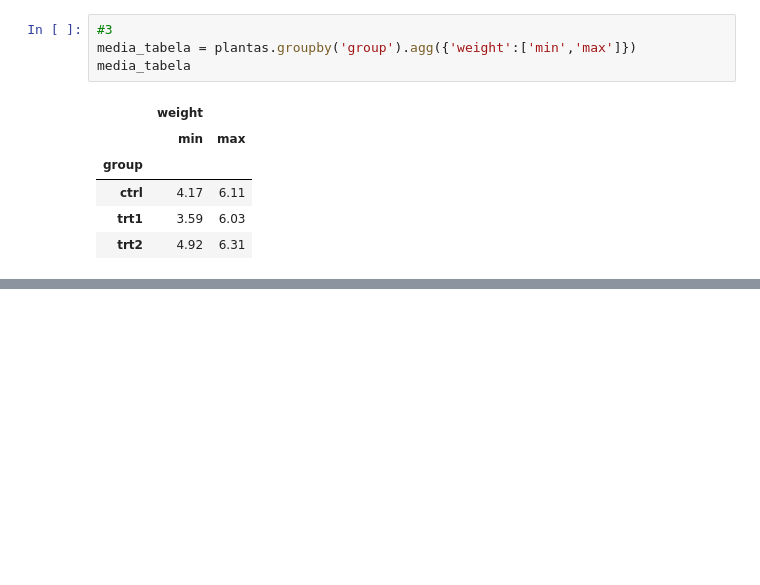
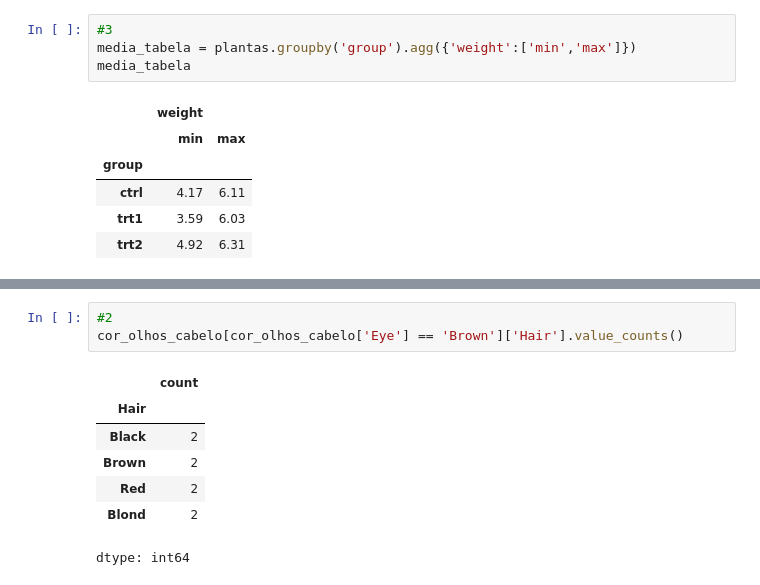
Before and after one commit to AlineSouzaSantos/Pyhton_Dados, a Jupyter notebook: ExerciciosWomakers.ipynb, the cells around one changed output, grey strips where cells are left out. Saved outputs shown, nothing was run; the diff lists cells and outputs as text; blank space fills up the shorter version.

```diff
--- a/ExerciciosWomakers.ipynb
+++ b/ExerciciosWomakers.ipynb
@@ -149,0 +200,11 @@ media_tabela
+# %%
+#2
+cor_olhos_cabelo[cor_olhos_cabelo['Eye'] == 'Brown']['Hair'].value_counts()
+# %% [output]
+|  | count |
+| Hair |  |
+| Black | 2 |
+| Brown | 2 |
+| Red | 2 |
+| Blond | 2 |
+dtype: int64
```
Also changed, not shown: parts of 4 cells of this notebook.
